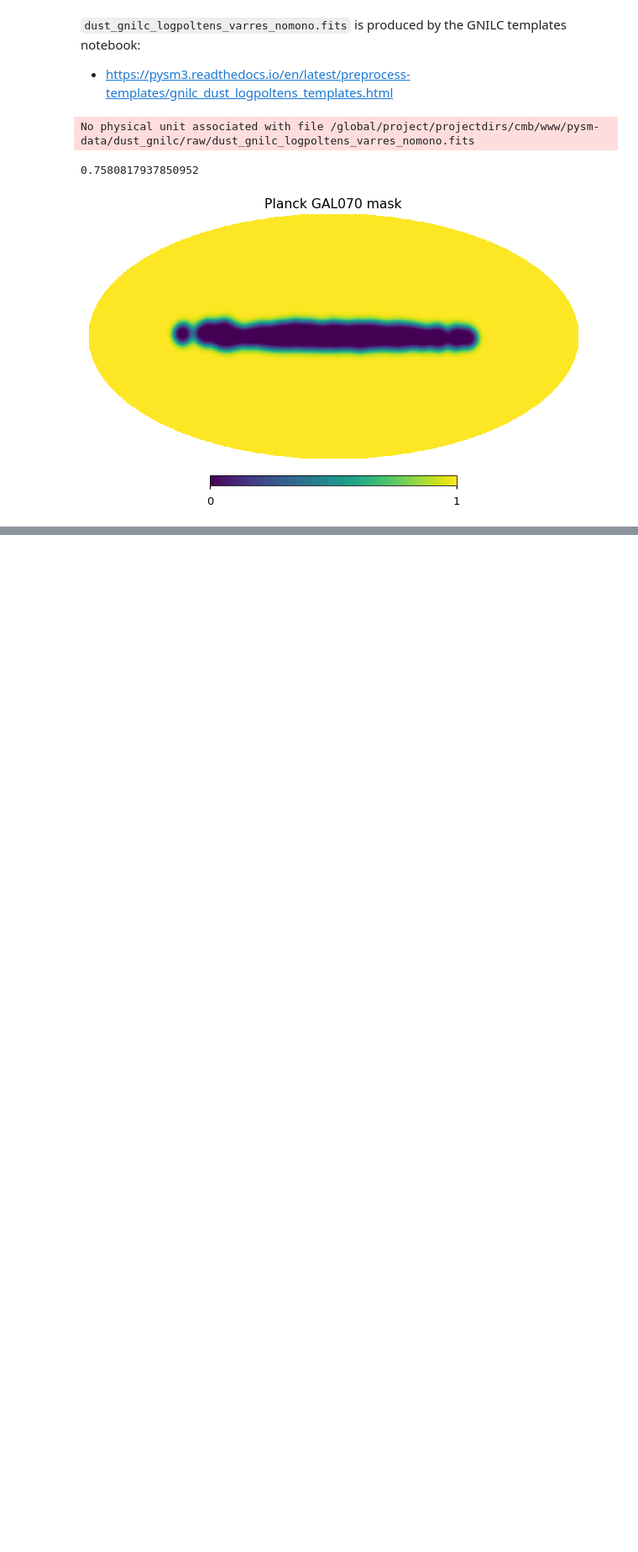
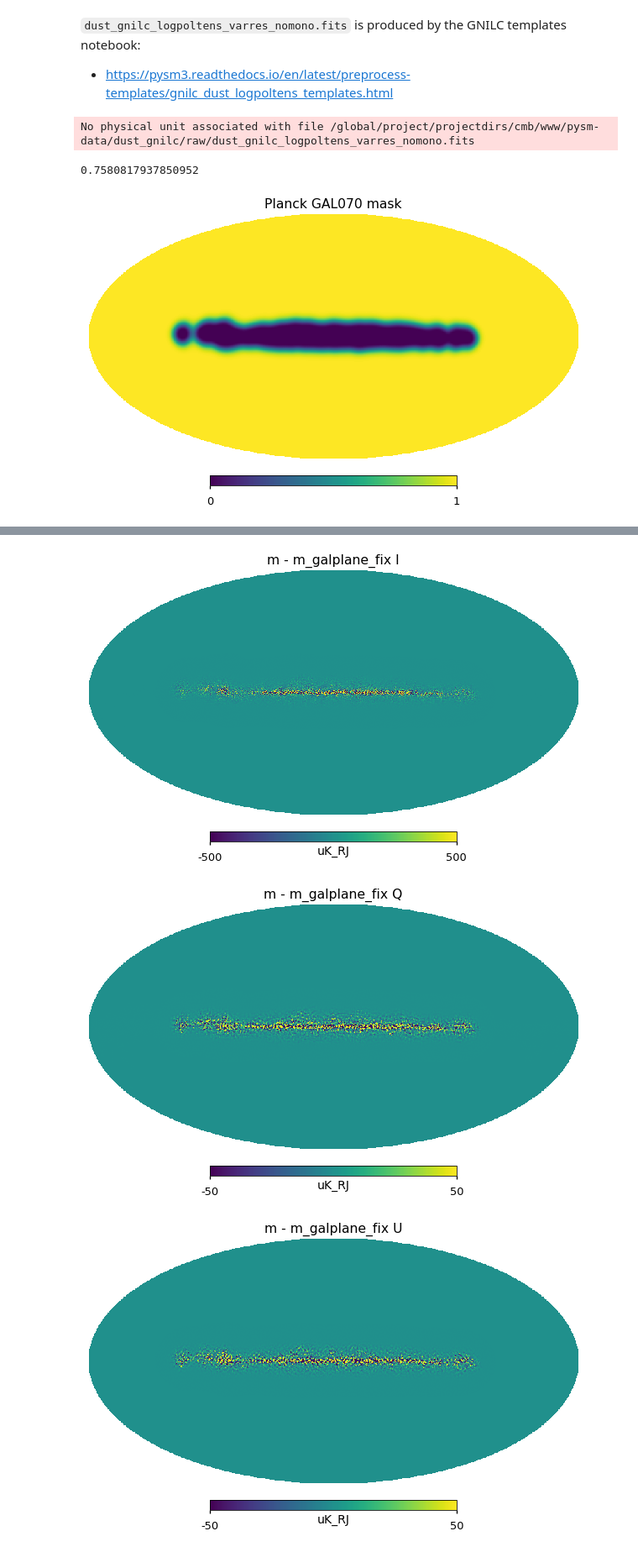
Before and after one commit to galsci/pysm, a Jupyter notebook: docs/preprocess-templates/gnilc_dust_logpoltens_templates_galplane_prepare.ipynb, the cells around one changed output, grey strips where cells are left out. Shown at 84% size. Cells and saved outputs as stored; diff of their text form; code cells hidden in the pictures; blank space fills up the shorter version.

Commit message:
doc: clean execution of prepare notebook for galplane fix

```diff
--- a/docs/preprocess-templates/gnilc_dust_logpoltens_templates_galplane_prepare.ipynb
+++ b/docs/preprocess-templates/gnilc_dust_logpoltens_templates_galplane_prepare.ipynb
@@ -65,0 +89,34 @@ hp.write_map(datadir / "gnilc_dust_galplane.fits",list(preproc_log_pol_tens_varr
+# %%
+# for nside in [8192, 4096, 2048]:
+for nside in [2048]:
+    filename = f"production-data/gnilc_dust_template_nside{nside}.fits"
+    m, h = hp.read_map(filename, field=(0, 1, 2), h=True, dtype=np.float64)
+    m_logpoltens = map_to_log_pol_tens(m / 0.911)  # undo color correction
+    m_logpoltens *= hp.ud_grade(galplane_mask, nside)
+    m_logpoltens += hp.ud_grade(
+        preproc_log_pol_tens_varres * (1 - galplane_mask), nside
+    )
+    m_galplane_fix = (
+        log_pol_tens_to_map(m_logpoltens) * 0.911
+    )  # apply color correction again
+    hp.write_map(
+        filename.replace("template", "template_galplanefix"),
+        m_galplane_fix,
+        extra_header=h,
+        dtype=np.float32,
+        overwrite=True,
+    )
+# %%
+for i_pol, pol in enumerate("IQU"):
+    vrange = 5e2 if pol == "I" else 5e1
+    hp.mollview(
+        m[i_pol] - m_galplane_fix[i_pol],
+        min=-vrange,
+        max=vrange,
+        unit="uK_RJ",
+        title=f"m - m_galplane_fix {pol}",
+    )
+# %% [output]
+[figure, added]
+[figure, added]
+[figure, added]
```
Also changed, not shown: parts of 12 cells of this notebook.
